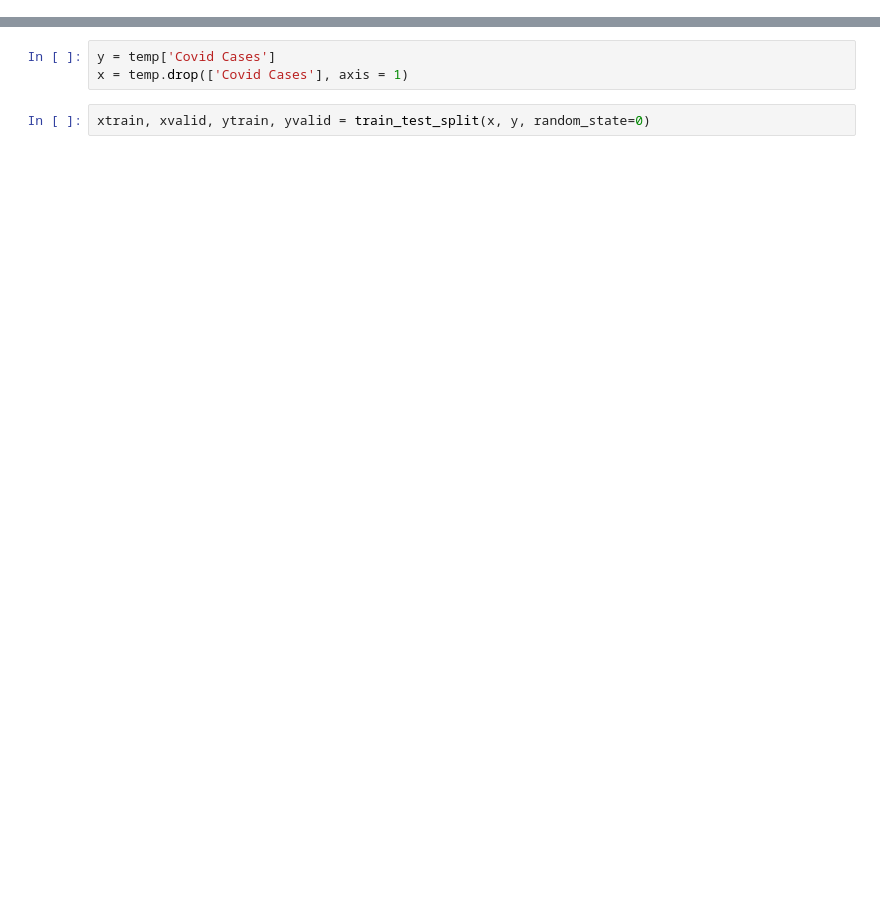
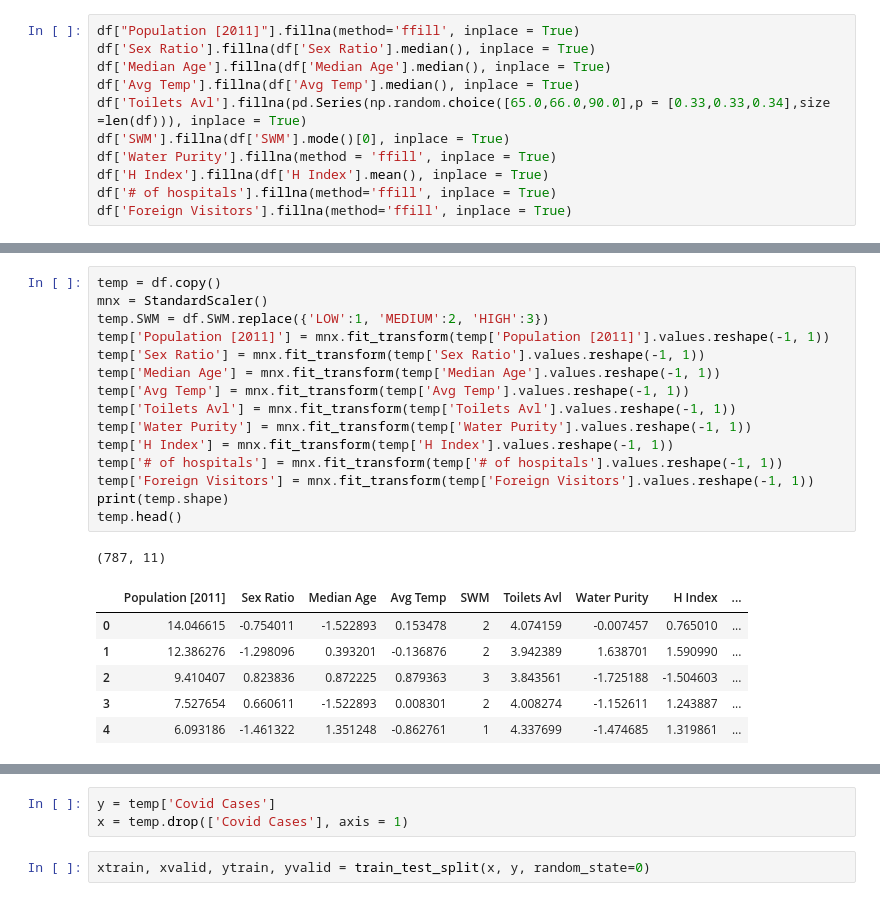
Before and after one commit to saivinayb/Flipr_Hackathon6.0, a Jupyter notebook: Flipr_Hackathon_6_Part_1.ipynb, the cells around one changed output, grey strips where cells are left out. Drawn from its saved outputs; the diff is of its cells as text; blank space fills up the shorter version.

```diff
--- a/Flipr_Hackathon_6_Part_1.ipynb
+++ b/Flipr_Hackathon_6_Part_1.ipynb
@@ -118,0 +81,11 @@ temp.shape
+# %%
+df["Population [2011]"].fillna(method='ffill', inplace = True)
+df['Sex Ratio'].fillna(df['Sex Ratio'].median(), inplace = True)
+df['Median Age'].fillna(df['Median Age'].median(), inplace = True)
+df['Avg Temp'].fillna(df['Avg Temp'].median(), inplace = True)
+df['Toilets Avl'].fillna(pd.Series(np.random.choice([65.0,66.0,90.0],p = [0.33,0.33,0.34],size =len(df))), inplace = True)
+df['SWM'].fillna(df['SWM'].mode()[0], inplace = True)
+df['Water Purity'].fillna(method = 'ffill', inplace = True)
+df['H Index'].fillna(df['H Index'].mean(), inplace = True)
+df['# of hospitals'].fillna(method='ffill', inplace = True)
+df['Foreign Visitors'].fillna(method='ffill', inplace = True)
@@ -118,0 +103,23 @@ temp.shape
+# %%
+temp = df.copy()
+mnx = StandardScaler()
+temp.SWM = df.SWM.replace({'LOW':1, 'MEDIUM':2, 'HIGH':3})
+temp['Population [2011]'] = mnx.fit_transform(temp['Population [2011]'].values.reshape(-1, 1))
+temp['Sex Ratio'] = mnx.fit_transform(temp['Sex Ratio'].values.reshape(-1, 1))
+temp['Median Age'] = mnx.fit_transform(temp['Median Age'].values.reshape(-1, 1))
+temp['Avg Temp'] = mnx.fit_transform(temp['Avg Temp'].values.reshape(-1, 1))
+temp['Toilets Avl'] = mnx.fit_transform(temp['Toilets Avl'].values.reshape(-1, 1))
+temp['Water Purity'] = mnx.fit_transform(temp['Water Purity'].values.reshape(-1, 1))
+temp['H Index'] = mnx.fit_transform(temp['H Index'].values.reshape(-1, 1))
+temp['# of hospitals'] = mnx.fit_transform(temp['# of hospitals'].values.reshape(-1, 1))
+temp['Foreign Visitors'] = mnx.fit_transform(temp['Foreign Visitors'].values.reshape(-1, 1))
+print(temp.shape)
+temp.head()
+# %% [output]
+(787, 11)
+|  | Population [2011] | Sex Ratio | Median Age | Avg Temp | SWM | Toilets Avl | Water Purity | H Index | ... |
+| 0 | 14.046615 | -0.754011 | -1.522893 | 0.153478 | 2 | 4.074159 | -0.007457 | 0.765010 | ... |
+| 1 | 12.386276 | -1.298096 | 0.393201 | -0.136876 | 2 | 3.942389 | 1.638701 | 1.590990 | ... |
+| 2 | 9.410407 | 0.823836 | 0.872225 | 0.879363 | 3 | 3.843561 | -1.725188 | -1.504603 | ... |
+| 3 | 7.527654 | 0.660611 | -1.522893 | 0.008301 | 2 | 4.008274 | -1.152611 | 1.243887 | ... |
+| 4 | 6.093186 | -1.461322 | 1.351248 | -0.862761 | 1 | 4.337699 | -1.474685 | 1.319861 | ... |
```
Also changed, not shown: parts of 24 cells of this notebook.
